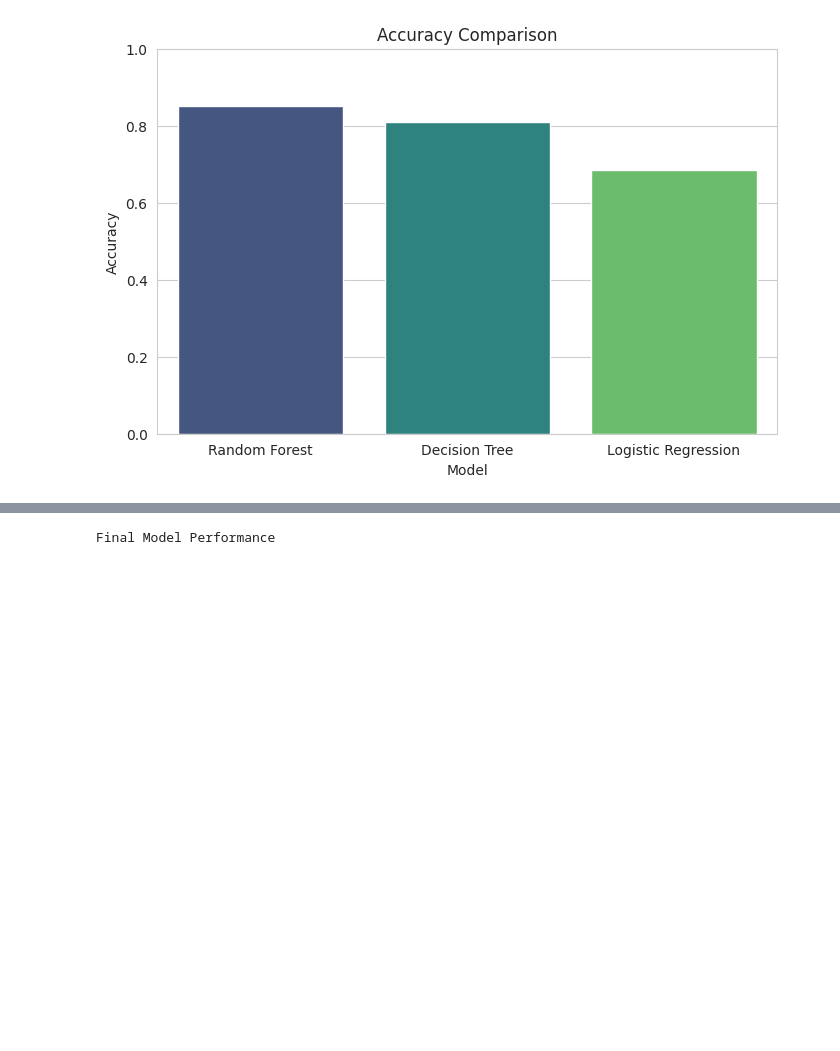
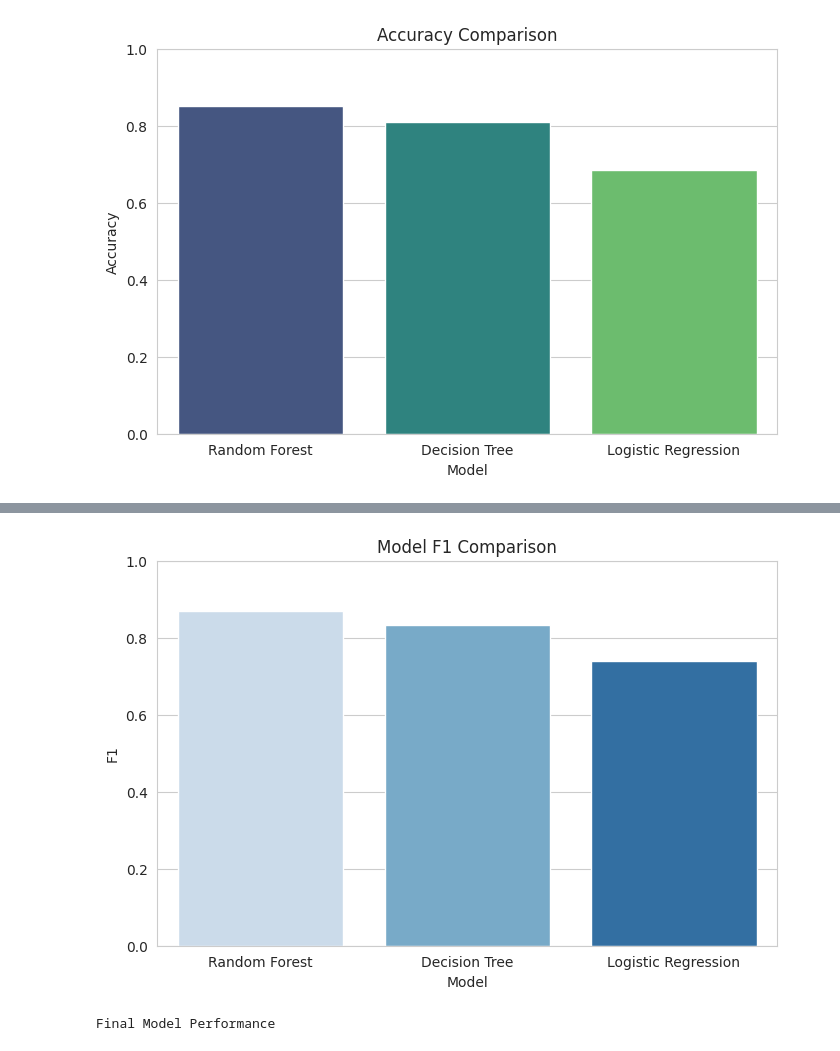
Before and after one commit to anushah-200/factcheckAI, a Jupyter notebook: notebooks/10_model_training.ipynb, the cells around one changed output, grey strips where cells are left out. Cells and saved outputs as stored; diff of their text form; code cells hidden in the pictures; blank space fills up the shorter version.

```diff
--- a/notebooks/10_model_training.ipynb
+++ b/notebooks/10_model_training.ipynb
@@ -747,3 +816,28 @@ plt.show()
+# %%
+#saving F1 comparison
+plt.figure(figsize=(8,5))
+
+sns.barplot(
+    data=results_df,
+    x="Model",
+    y="F1",
+    hue="Model",
+    palette="Blues",
+    legend=False
+)
+
+plt.title("Model F1 Comparison")
+
+plt.ylim(0,1)
+plt.ylim(0,1)
+plt.savefig(
+    base_path + "F1_comparison.png",
+    dpi=300,
+    bbox_inches="tight"
+)
+plt.show()
+# %% [output]
+[figure, added]
 # %%
 #final results
 print("Final Model Performance")
```
Also changed, not shown: parts of 6 cells of this notebook.
